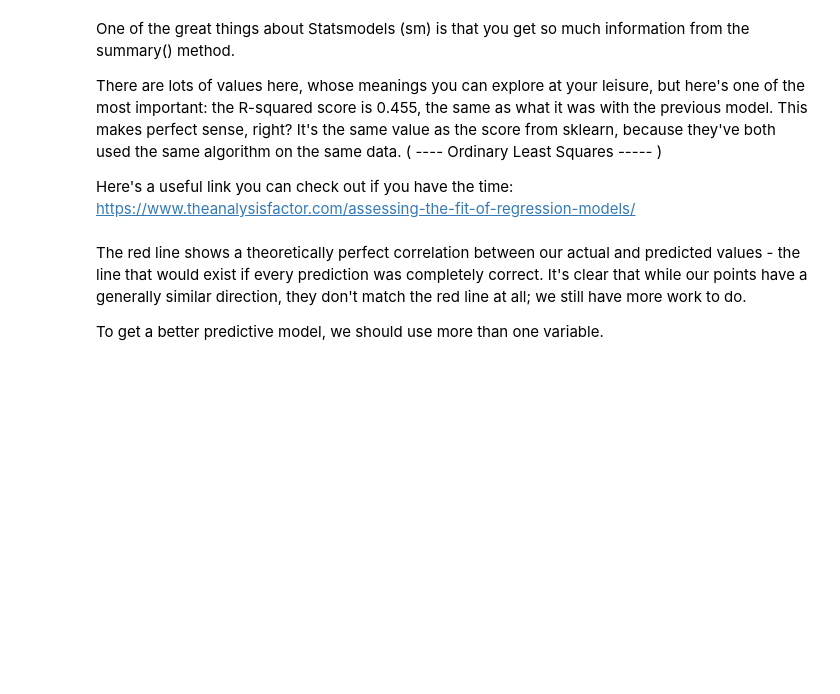
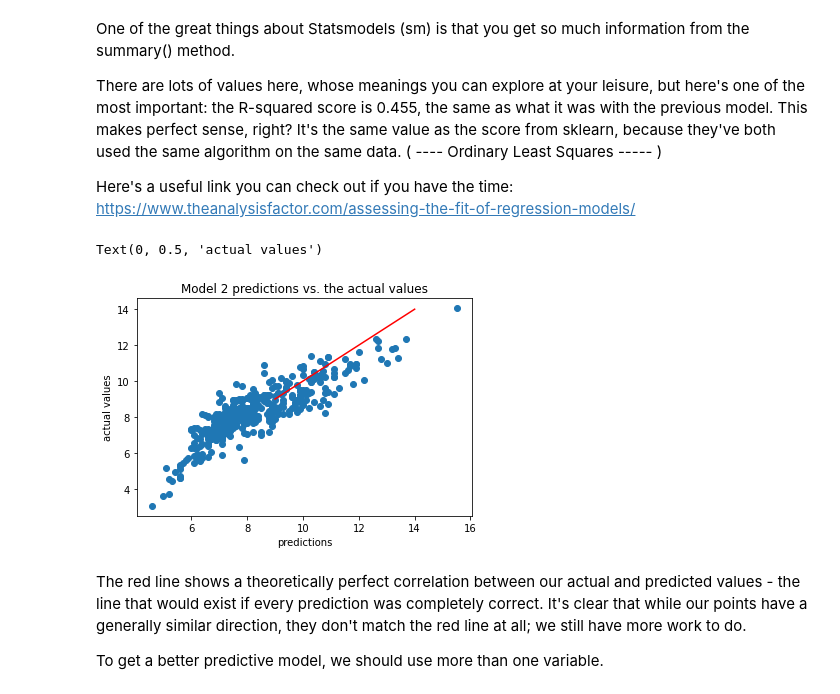
Before and after one commit to p5149247263/Case-studies-, a Jupyter notebook: Springboard Regression Case Study - the Red Wine Dataset.ipynb, the cells around one changed output. Cells and saved outputs as stored; diff of their text form; code cells hidden in the pictures; blank space fills up the shorter version.

```diff
--- a/Springboard Regression Case Study - the Red Wine Dataset.ipynb
+++ b/Springboard Regression Case Study - the Red Wine Dataset.ipynb
@@ -413,19 +418,22 @@ There are lots of values here, whose meanings you can explore at your leisure, b
 Here's a useful link you can check out if you have the time: https://www.theanalysisfactor.com/assessing-the-fit-of-regression-models/
 # %%
 # Let's use our new model to make predictions of the dependent variable y. Use predict(), and plug in X_test as the parameter
-y_pred = rModel2_results._ _ _(_ _ _)
+y_pred = rModel2_results.predict(X_test)
 # %%
 # Plot the predictions
 # Build a scatterplot
-plt._ _ _(y_test, y_pred)
+plt.scatter(y_test, y_pred)
 
 # Add a line for perfect correlation. Can you see what this line is doing?
 plt.plot([x for x in range(9,15)],[x for x in range(9,15)], color='red')
 
 # Label it nicely
 plt.title("Model 2 predictions vs. the actual values")
-plt.xlabel("_ _ _")
-plt.ylabel("_ _ _")
+plt.xlabel("predictions")
+plt.ylabel("actual values")
+# %% [output]
+Text(0, 0.5, 'actual values')
+[figure, added]
 # %% [markdown]
 The red line shows a theoretically perfect correlation between our actual and predicted values - the line that would exist if every prediction was completely correct. It's clear that while our points have a generally similar direction, they don't match the red line at all; we still have more work to do.
 
```
Also changed, not shown: parts of 3 cells of this notebook.
